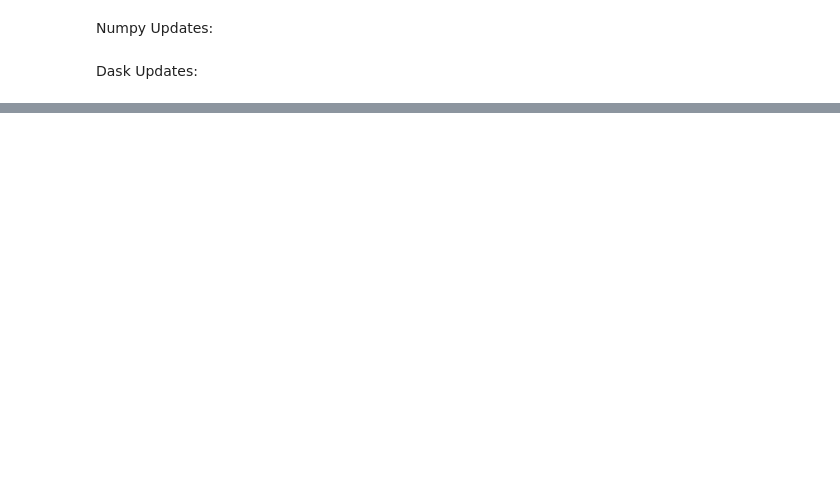
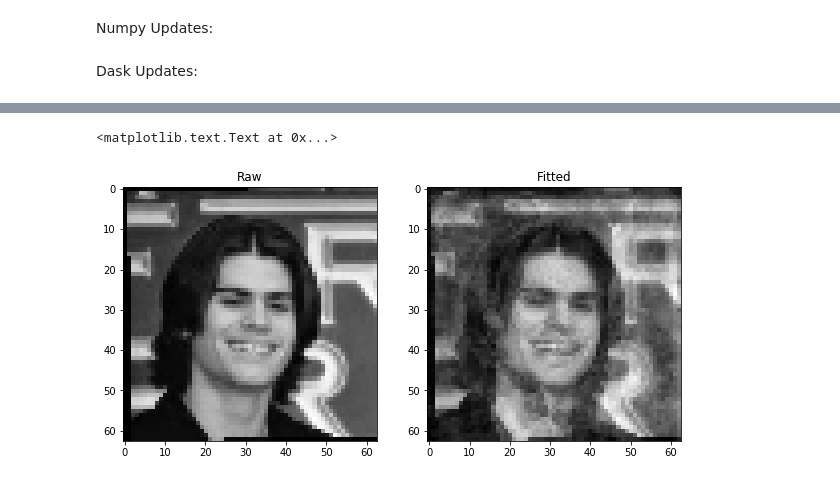
Before and after one commit to HKCaesar/daskNMF, a Jupyter notebook: ExploreNMFmu.ipynb, the cells around one changed output, grey strips where cells are left out. Cells and saved outputs as stored; diff of their text form; code cells hidden in the pictures; blank space fills up the shorter version.

```diff
--- a/ExploreNMFmu.ipynb
+++ b/ExploreNMFmu.ipynb
@@ -190,7 +254,7 @@ def fit(M,k,nofit):
     return(W, H, err)
 # %%
 # fitting function
-def fit_da(M,k,nofit):
+def fit_da(M, k, nofit, init='random', W=None, H=None):
 
     from dask import compute
 
@@ -200,10 +264,7 @@ def fit_da(M,k,nofit):
     #W = uk
     #H = da.dot(np.diag(sk),vtk[:k,:])
 
-    W, H = initialize_da(M,k,init='random')
-
-    W_init = W
-    H_init = H
+    W, H = initialize_da(M, k, init, W, H)
 
     err = []
     for it in range(nofit):
@@ -212,7 +273,7 @@ def fit_da(M,k,nofit):
 
         err.append(da.linalg.norm(M - da.dot(W,H)))
 
-    return(W,H,err,W_init,H_init)
+    return(W,H,err)
 # %%
 X_da = X_da.rechunk((100,441))
 X_da
@@ -270,5 +376,23 @@ for i in range(10):
 # %%
-W, H, err, W_init, H_init = fit_da(X_da,100,100)
+W, H, err = fit_da(X_da,k,100, init = 'random')
+# %%
+W, H, err = compute(W,H,err)
+# %%
+data_fitted = np.dot(W,H).reshape(-1,m,n)
+# %%
+
+#plot the results
+plt.figure(figsize = (10,5))
+plt.subplot(1,2,1)
+plt.imshow(faces[1,::4,::4,0],cmap = 'gray')
+plt.title('Raw')
+
+plt.subplot(1,2,2)
+plt.imshow(data_fitted.reshape(-1,m,n)[1,:,:],cmap = 'gray')
+plt.title('Fitted')
+# %% [output]
+<matplotlib.text.Text at 0x...>
+[figure, added]
 # %%
 #H.compute()
 #W.compute()
```
Also changed, not shown: parts of 31 cells of this notebook.
